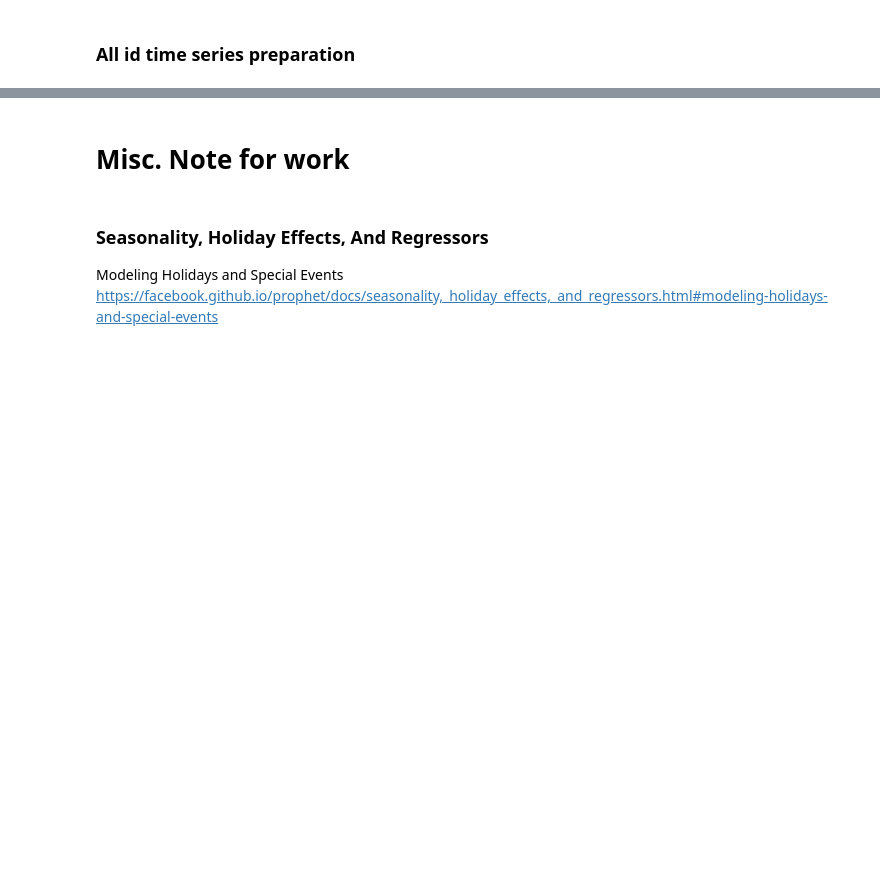
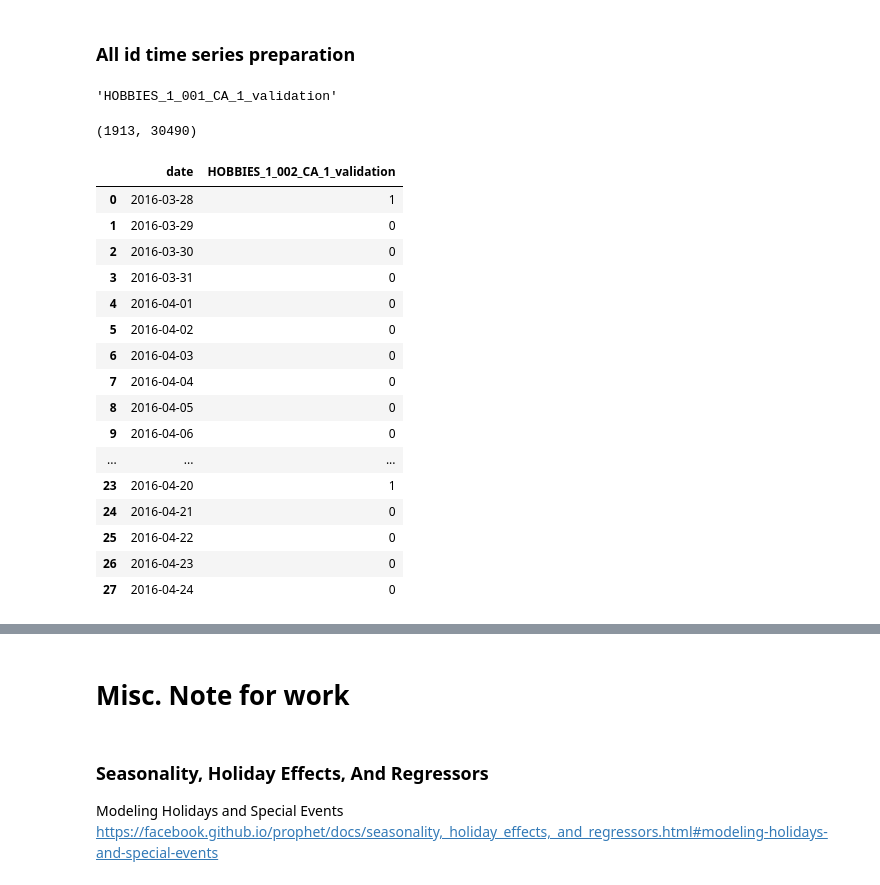
Before and after one commit to TanabutT/TimeSeriesForcasting, a Jupyter notebook: M5forcasting_tanabruce.ipynb, the cells around one changed output, grey strips where cells are left out. Cells and saved outputs as stored; diff of their text form; code cells hidden in the pictures; blank space fills up the shorter version.

```diff
--- a/M5forcasting_tanabruce.ipynb
+++ b/M5forcasting_tanabruce.ipynb
@@ -361,3 +607,8 @@ sales_forecast_list = []
+# %%
+train_sales_datestamp_df.iloc[-28:].reset_index().columns[1]
+#28 days and 3049 productid columns and 10 branchs
+# %% [output]
+'HOBBIES_1_001_CA_1_validation'
 # %%
 def prophet_pred_df(start=1913, end=2100):
     '''
@@ -392,3 +643,27 @@ def prophet_pred_df(start=1913, end=2100):
 #list_table would collect all entries
 
 list_table = prophet_pred_df()
+# %%
+train_sales_datestamp_df.shape
+# %% [output]
+(1913, 30490)
+# %%
+train_sales_datestamp_df.iloc[-28:, 2-1].reset_index()
+# %% [output]
+|  | date | HOBBIES_1_002_CA_1_validation |
+| 0 | 2016-03-28 | 1 |
+| 1 | 2016-03-29 | 0 |
+| 2 | 2016-03-30 | 0 |
+| 3 | 2016-03-31 | 0 |
+| 4 | 2016-04-01 | 0 |
+| 5 | 2016-04-02 | 0 |
+| 6 | 2016-04-03 | 0 |
+| 7 | 2016-04-04 | 0 |
+| 8 | 2016-04-05 | 0 |
+| 9 | 2016-04-06 | 0 |
+| ... | ... | ... |
+| 23 | 2016-04-20 | 1 |
+| 24 | 2016-04-21 | 0 |
+| 25 | 2016-04-22 | 0 |
+| 26 | 2016-04-23 | 0 |
+| 27 | 2016-04-24 | 0 |
```
Also changed, not shown: parts of 12 cells of this notebook.
